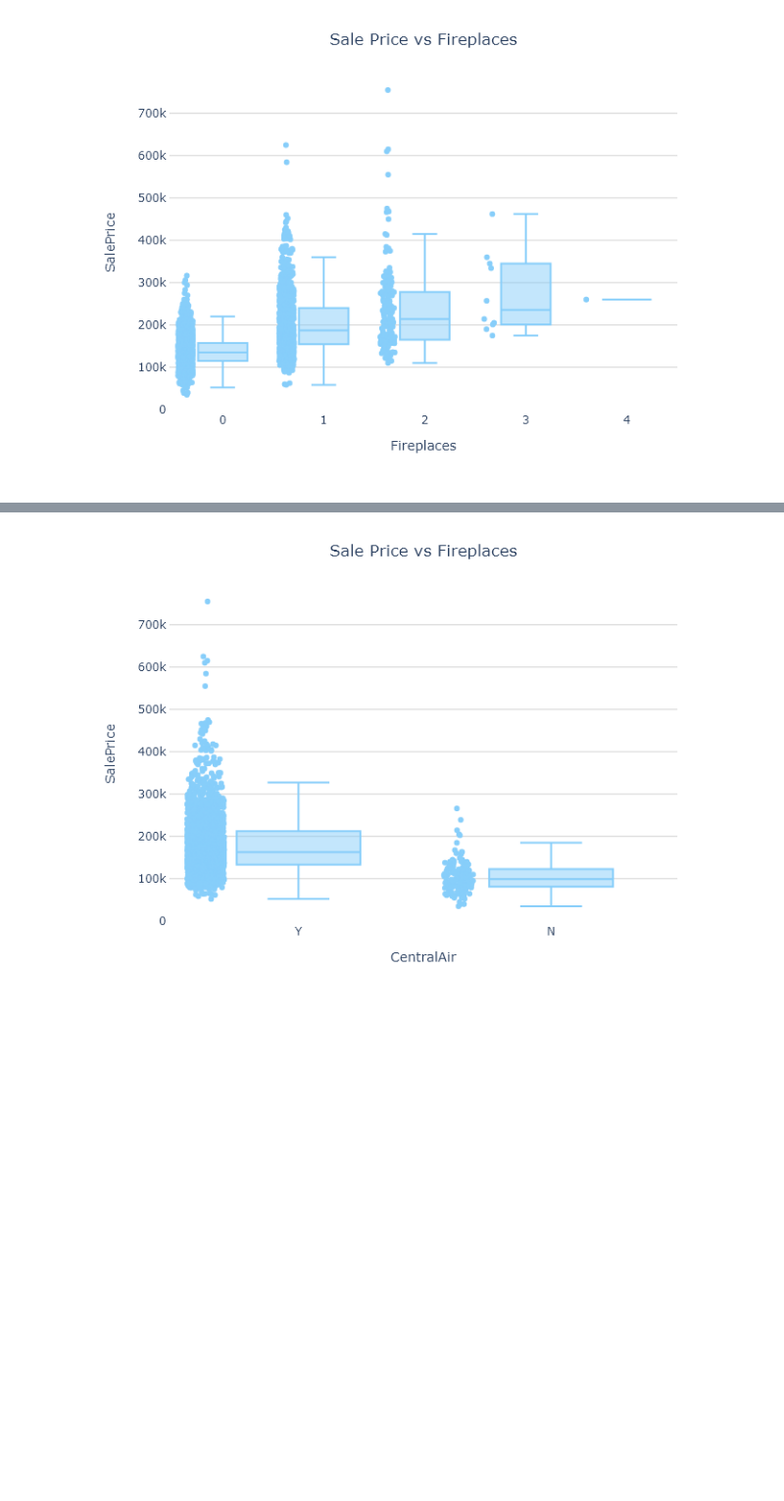
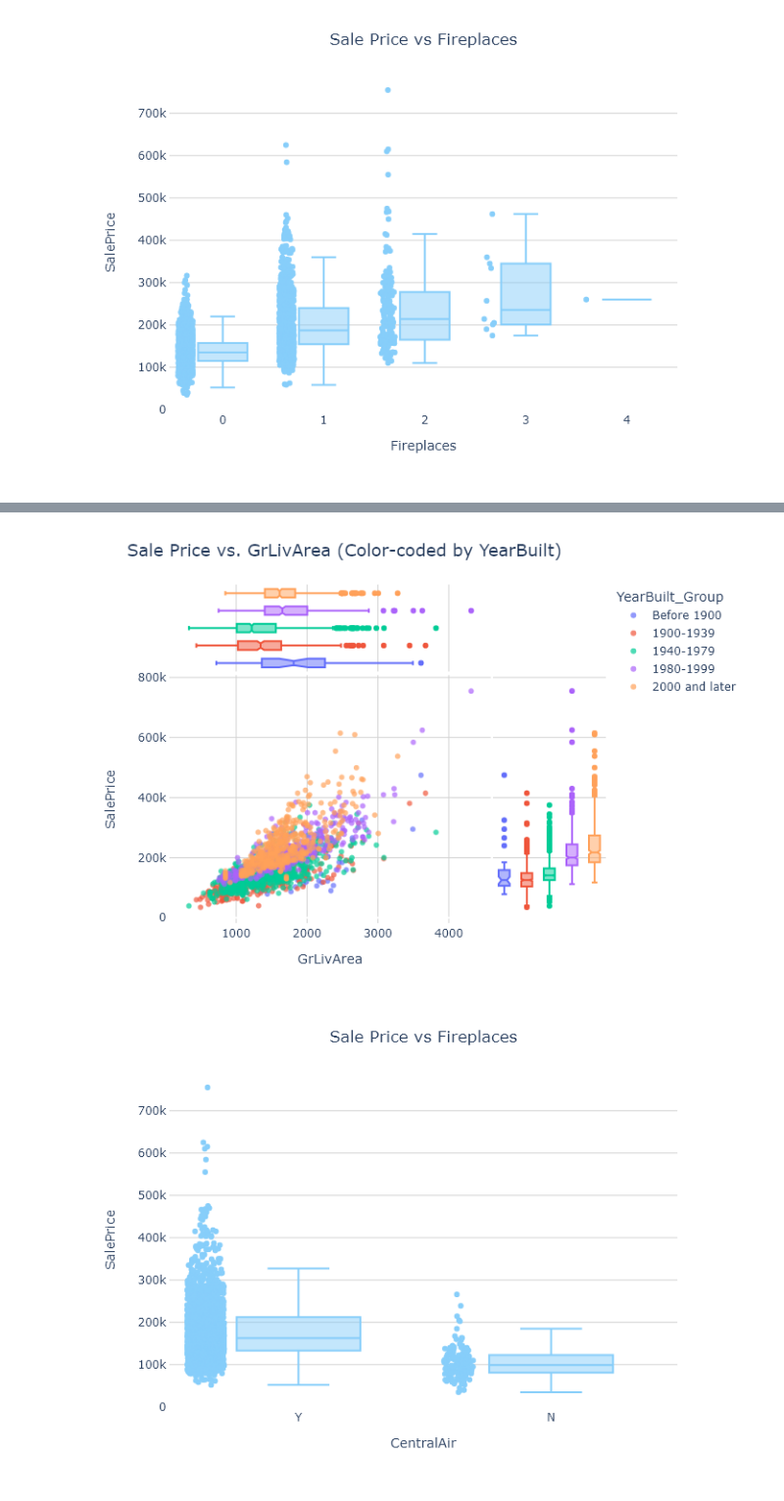
Before and after one commit to franciscapalacios/housing_project, a Jupyter notebook: 1_Preprocessing.ipynb, the cells around one changed output, grey strips where cells are left out. Shown at 98% size. Saved outputs shown, nothing was run; the diff lists cells and outputs as text; code cells hidden in the pictures; blank space fills up the shorter version.

Commit message:
added Sale Price vs. GrLivArea plot. Created file for geo data experimentation

```diff
--- a/1_Preprocessing.ipynb
+++ b/1_Preprocessing.ipynb
@@ -326,3 +331,33 @@ fig.update_yaxes(showline=True, gridcolor='lightgray')
+# %%
+# Create the bins for 'YearBuilt'
+bins = [min(df['YearBuilt']), 1900, 1940, 1980, 2000, max(df['YearBuilt'])]
+
+# Create custom labels based on the years in each group
+labels = ['Before 1900', '1900-1939', '1940-1979', '1980-1999', '2000 and later']
+
+# Create the 'YearBuilt_Group' column with custom labels for 'YearBuilt' groups
+df['YearBuilt_Group'] = pd.cut(df['YearBuilt'], bins=bins, labels=labels)
+
+fig = px.scatter(data_frame=df, x='GrLivArea', y='SalePrice',
+           color='YearBuilt_Group',
+           color_discrete_sequence=px.colors.qualitative.Plotly,
+           opacity=0.7,
+           category_orders= {'YearBuilt_Group': labels},
+           marginal_x='box',
+           marginal_y='box')
+
+fig.update_layout(
+    title='Sale Price vs. GrLivArea (Color-coded by YearBuilt)',
+    title_font=dict(size=18),  # Increase the title font size to 24
+    plot_bgcolor='white'
+)
+
+fig.update_xaxes(showline=True, gridcolor='lightgray')
+fig.update_yaxes(showline=True, gridcolor='lightgray')
+
+fig.show()
+# %% [output]
+[figure, added]
 # %%
 fig = px.box(
             df,
```
Also changed, not shown: parts of 5 cells of this notebook, 1 other file.
